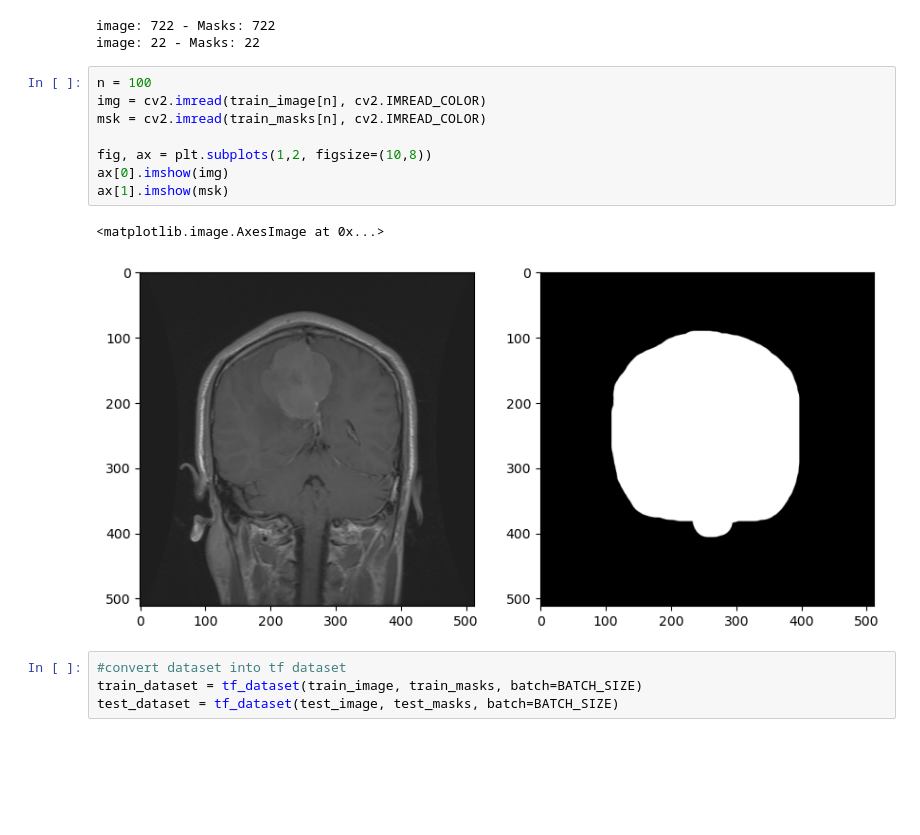
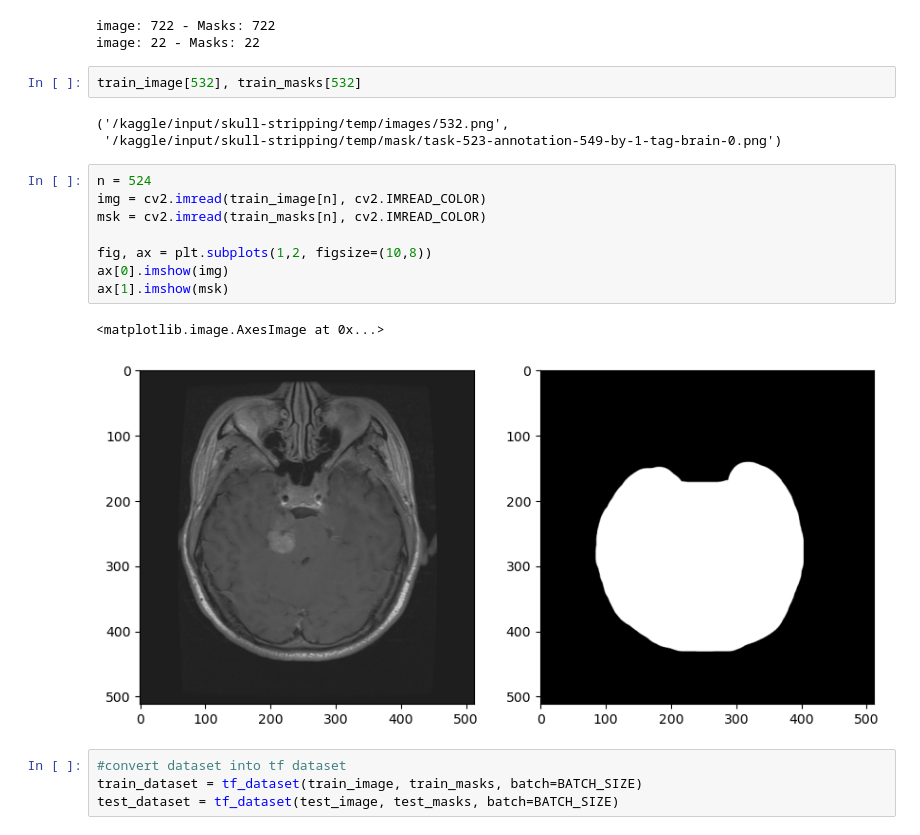
Before and after one commit to MorningStarTM/skull-stripping, a Jupyter notebook: skull-stripping-using-u-net.ipynb, the cells around one changed output. Saved outputs shown, nothing was run; the diff lists cells and outputs as text; blank space fills up the shorter version.

Commit message:
Kaggle Notebook | skull-stripping using U-Net | Version 3

```diff
--- a/skull-stripping-using-u-net.ipynb
+++ b/skull-stripping-using-u-net.ipynb
@@ -193,17 +193,22 @@ print(f'image: {len(test_image)} - Masks: {len(test_masks)}')
 # %% [output]
 image: 722 - Masks: 722
 image: 22 - Masks: 22
+# %%
+train_image[532], train_masks[532]
+# %% [output]
+('/kaggle/input/skull-stripping/temp/images/532.png',
+ '/kaggle/input/skull-stripping/temp/mask/task-523-annotation-549-by-1-tag-brain-0.png')
 # %%
-n = 100
+n = 524
 img = cv2.imread(train_image[n], cv2.IMREAD_COLOR)
 msk = cv2.imread(train_masks[n], cv2.IMREAD_COLOR)
 
 fig, ax = plt.subplots(1,2, figsize=(10,8))
 ax[0].imshow(img)
 ax[1].imshow(msk)
 # %% [output]
 <matplotlib.image.AxesImage at 0x...>
-[figure, old version]
+[figure, new version]
 # %%
 #convert dataset into tf dataset
 train_dataset = tf_dataset(train_image, train_masks, batch=BATCH_SIZE)
```
Also changed, not shown: parts of 13 cells of this notebook.
